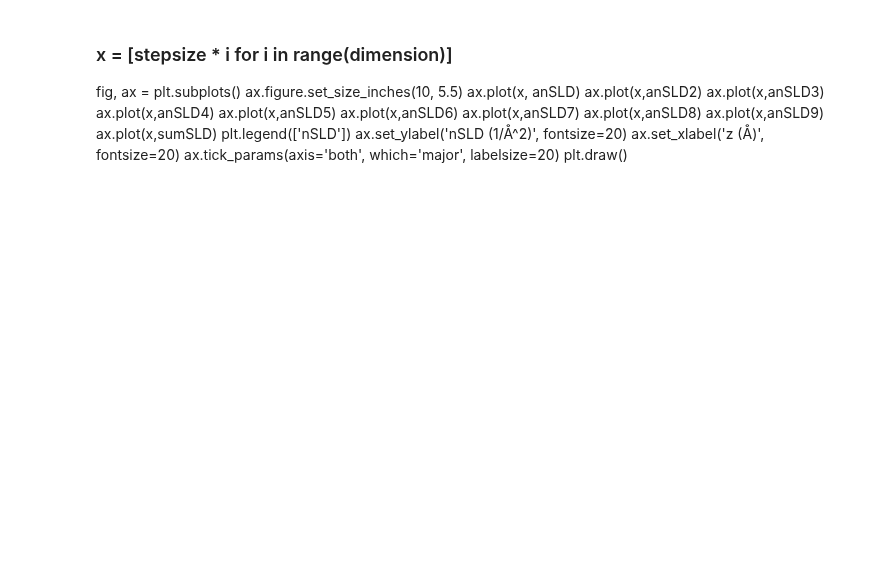
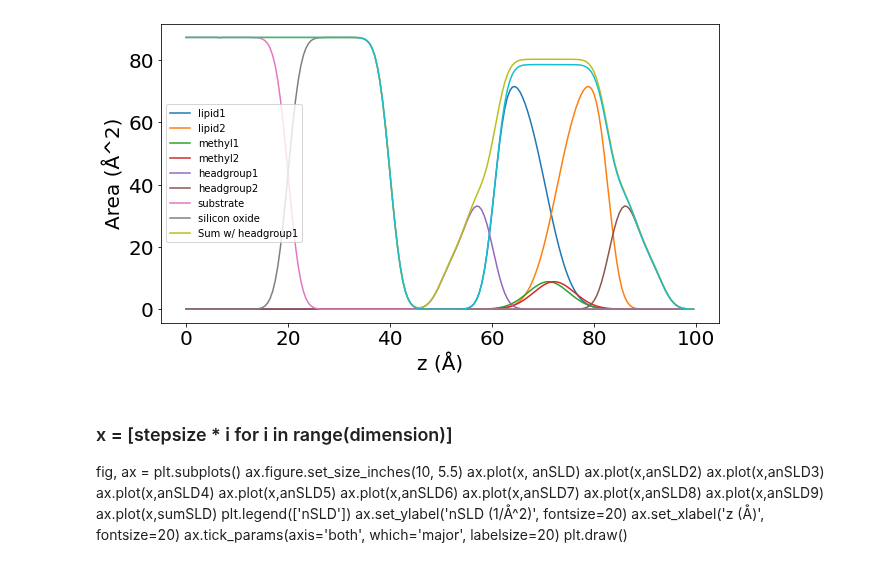
Before and after one commit to reflectometry/molgroups, a Jupyter notebook: Reflectometry/ssBLM/ssblm_test.ipynb, the cells around one changed output. Cells and saved outputs as stored; diff of their text form; code cells hidden in the pictures; blank space fills up the shorter version.

```diff
--- a/Reflectometry/ssBLM/ssblm_test.ipynb
+++ b/Reflectometry/ssBLM/ssblm_test.ipynb
@@ -204,26 +230,28 @@ plt.show()
 # %%
 x = [stepsize * i for i in range(dimension)]
 fig, ax = plt.subplots()
 ax.figure.set_size_inches(10, 5.5)
 #x = np.linspace(0, 150, 1000)
 ax.plot(x,aArea)
 ax.plot(x,aArea2)
 plt.plot(x,aArea3)
 plt.plot(x,aArea4)
 plt.plot(x,aArea5)
 plt.plot(x,aArea6)
 plt.plot(x,aArea7)
 plt.plot(x,aArea8)
 plt.plot(x,aArea9)
-plt.plot(x,aArea10)
-plt.plot(x,aArea11)
+#plt.plot(x,aArea10)
+#plt.plot(x,aArea11)
 plt.plot(x,sumArea)
-plt.legend(['lipid1', 'lipid2', 'methyl1', 'methyl2', 'headgroup1', 'headgroup2', 'substrate', 'bME', 'Sum w/ headgroup1','tether', 'tetherg', 'Sum w/o headgroup1'])
+plt.legend(['lipid1', 'lipid2', 'methyl1', 'methyl2', 'headgroup1', 'headgroup2', 'substrate', 'silicon oxide', 'Sum w/ headgroup1'])
 #plt.legend(['Area'])
 ax.set_ylabel('Area (Å^2)', fontsize=20)
 ax.set_xlabel('z (Å)', fontsize=20)
 ax.tick_params(axis='both', which='major', labelsize=20)
 plt.show()
+# %% [output]
+[figure, added]
 # %% [markdown]
 ### x = [stepsize * i for i in range(dimension)]
 fig, ax = plt.subplots()
```
Also changed, not shown: parts of 8 cells of this notebook, 5 other files.
